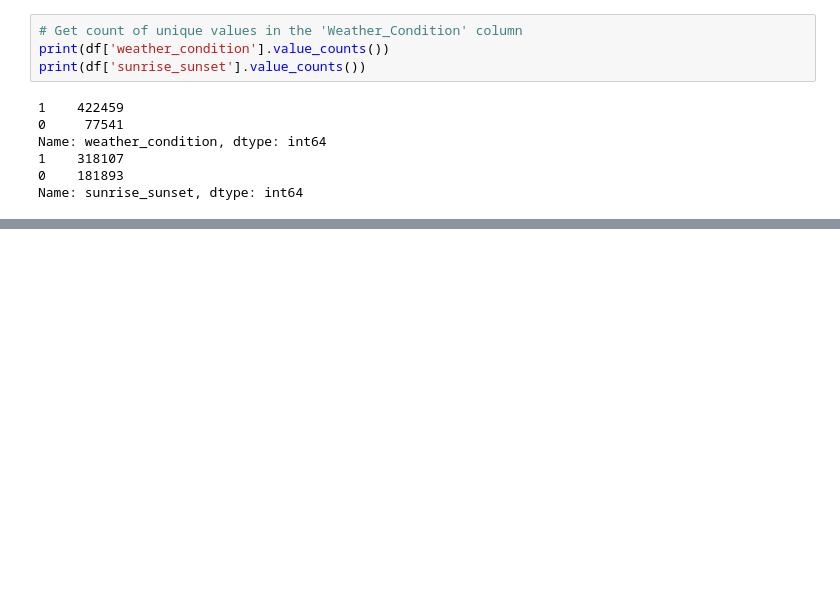
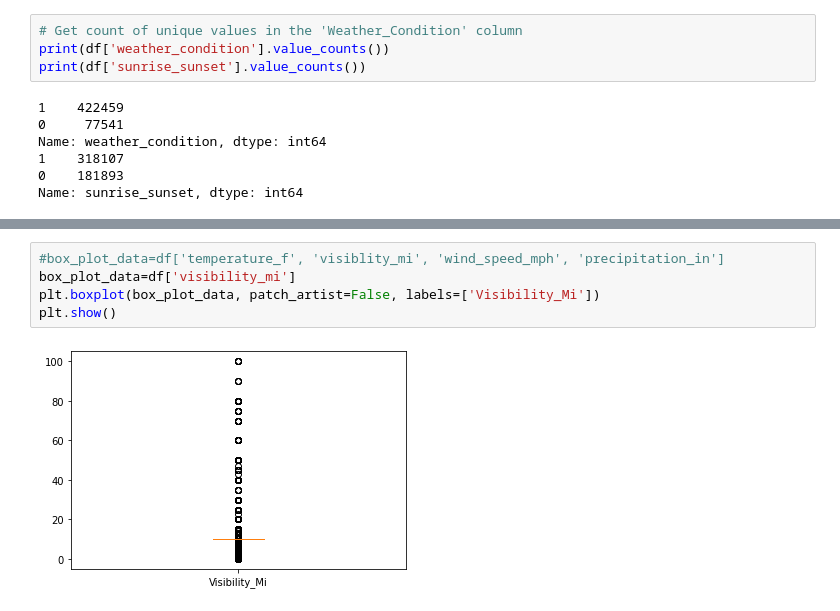
Before and after one commit to justinkirk8/Accidentally_Late, a Jupyter notebook: Machine_Learning_Model/Visuals/ASJ_Visuals.ipynb, the cells around one changed output, grey strips where cells are left out. Saved outputs shown, nothing was run; the diff lists cells and outputs as text; blank space fills up the shorter version.

```diff
--- a/Machine_Learning_Model/Visuals/ASJ_Visuals.ipynb
+++ b/Machine_Learning_Model/Visuals/ASJ_Visuals.ipynb
@@ -158,0 +160,7 @@ KeyError: ('temperature_f', 'visiblity_mi', 'wind_speed_mph', 'precipitation_in'
+# %%
+#box_plot_data=df['temperature_f', 'visiblity_mi', 'wind_speed_mph', 'precipitation_in']
+box_plot_data=df['visibility_mi']
+plt.boxplot(box_plot_data, patch_artist=False, labels=['Visibility_Mi'])
+plt.show()
+# %% [output]
+[figure, added]
```
Also changed, not shown: parts of 7 cells of this notebook, 9 other files.
